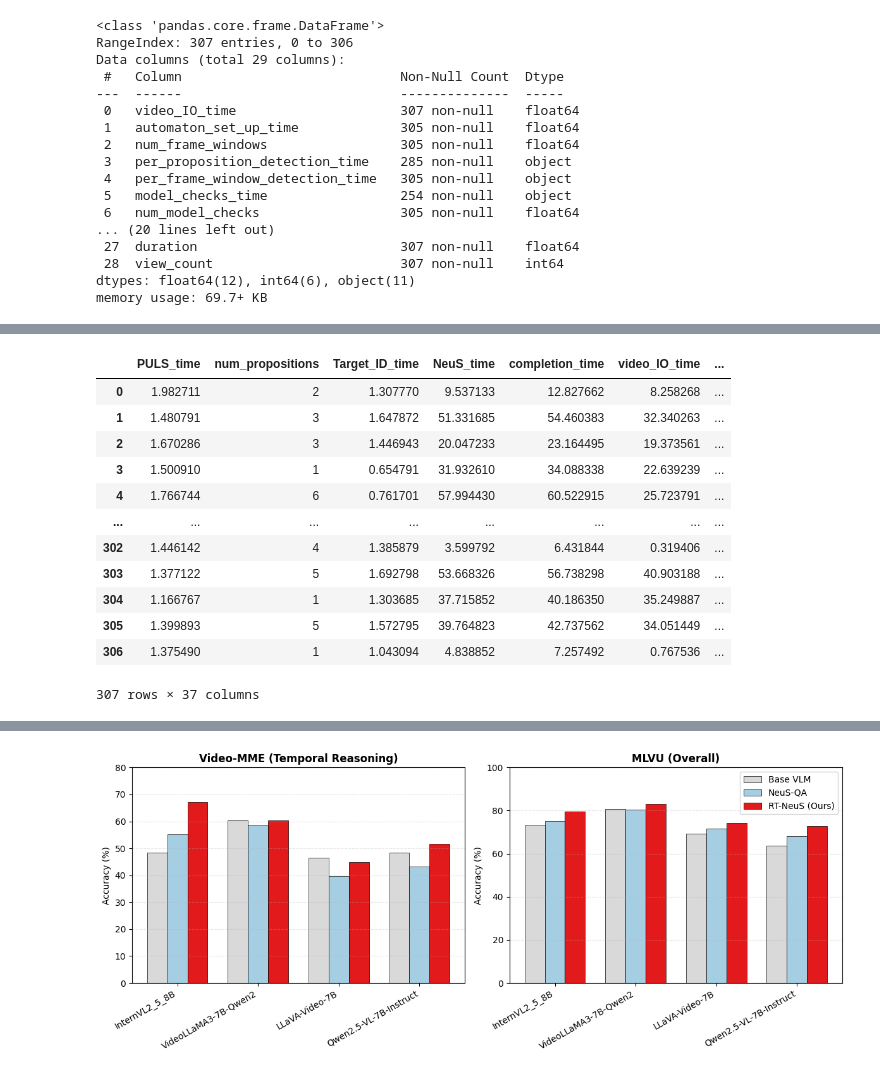
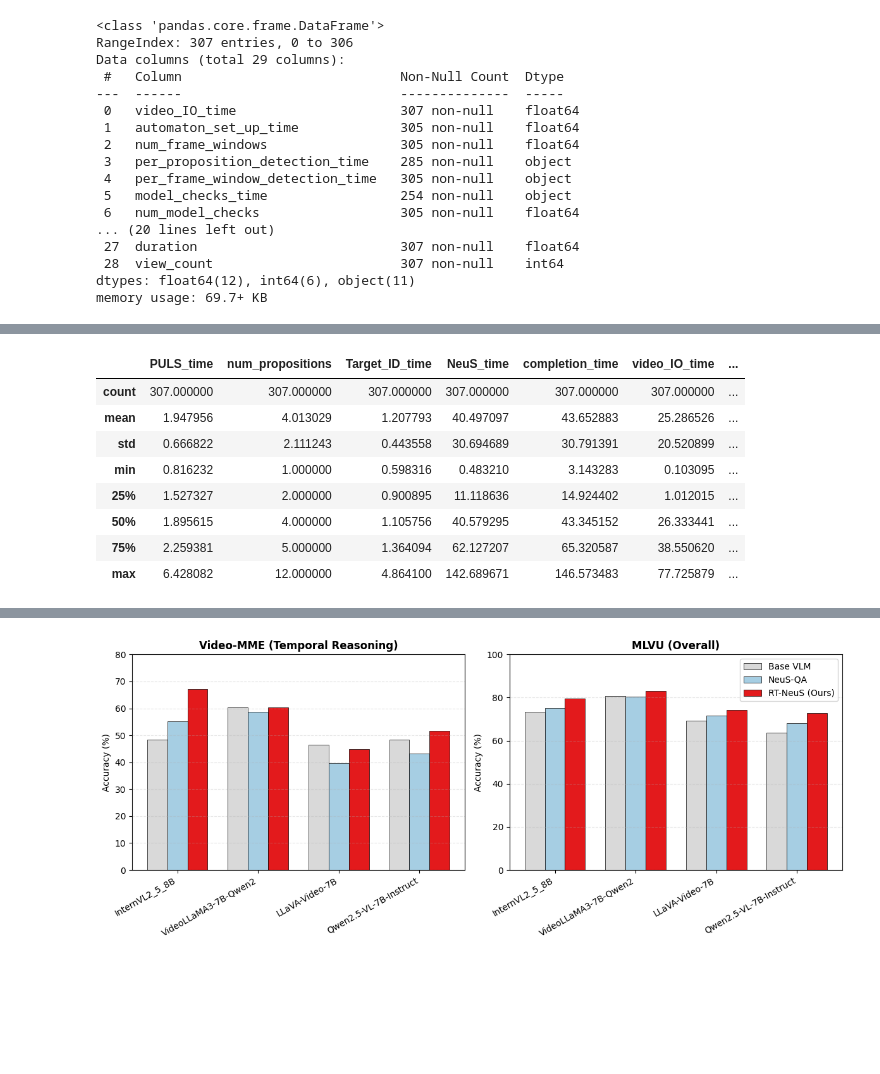
Before and after one commit to shawn-liang27/NeuS-QA, a Jupyter notebook: scripts/process_data.ipynb, the cells around one changed output, grey strips where cells are left out. Cells and saved outputs as stored; diff of their text form; code cells hidden in the pictures; blank space fills up the shorter version.

```diff
--- a/scripts/process_data.ipynb
+++ b/scripts/process_data.ipynb
@@ -42,18 +55,14 @@ memory usage: 69.7+ KB
 # %%
-df_experiment_4 = pd.read_csv("/usr/homes/sgl57/NeuS-VLM/NeuS-QA/experiment_results/nsvs_improved/InternVL2-8B/rt-neus/experiment_6/metric_data.csv")
+df_experiment_4 = pd.read_csv("/usr/homes/sgl57/NeuS/NeuS-QA/experiment_results/le-neus/lvb/experiment_5/metric_data.csv")
+pd.set_option('display.max_columns', None)
+df_experiment_4.describe()
+# %% [output]
+|  | PULS_time | num_propositions | Target_ID_time | NeuS_time | completion_time | video_IO_time | ... |
+| count | 307.000000 | 307.000000 | 307.000000 | 307.000000 | 307.000000 | 307.000000 | ... |
+| mean | 1.947956 | 4.013029 | 1.207793 | 40.497097 | 43.652883 | 25.286526 | ... |
+| std | 0.666822 | 2.111243 | 0.443558 | 30.694689 | 30.791391 | 20.520899 | ... |
+| min | 0.816232 | 1.000000 | 0.598316 | 0.483210 | 3.143283 | 0.103095 | ... |
+| 25% | 1.527327 | 2.000000 | 0.900895 | 11.118636 | 14.924402 | 1.012015 | ... |
+| 50% | 1.895615 | 4.000000 | 1.105756 | 40.579295 | 43.345152 | 26.333441 | ... |
+| 75% | 2.259381 | 5.000000 | 1.364094 | 62.127207 | 65.320587 | 38.550620 | ... |
+| max | 6.428082 | 12.000000 | 4.864100 | 142.689671 | 146.573483 | 77.725879 | ... |
-# %%
-display(df_experiment_4)
-# %% [output]
-|  | PULS_time | num_propositions | Target_ID_time | NeuS_time | completion_time | video_IO_time | ... |
-| 0 | 1.982711 | 2 | 1.307770 | 9.537133 | 12.827662 | 8.258268 | ... |
-| 1 | 1.480791 | 3 | 1.647872 | 51.331685 | 54.460383 | 32.340263 | ... |
-| 2 | 1.670286 | 3 | 1.446943 | 20.047233 | 23.164495 | 19.373561 | ... |
-| 3 | 1.500910 | 1 | 0.654791 | 31.932610 | 34.088338 | 22.639239 | ... |
-| 4 | 1.766744 | 6 | 0.761701 | 57.994430 | 60.522915 | 25.723791 | ... |
-| ... | ... | ... | ... | ... | ... | ... | ... |
-| 302 | 1.446142 | 4 | 1.385879 | 3.599792 | 6.431844 | 0.319406 | ... |
-| 303 | 1.377122 | 5 | 1.692798 | 53.668326 | 56.738298 | 40.903188 | ... |
-| 304 | 1.166767 | 1 | 1.303685 | 37.715852 | 40.186350 | 35.249887 | ... |
-| 305 | 1.399893 | 5 | 1.572795 | 39.764823 | 42.737562 | 34.051449 | ... |
-| 306 | 1.375490 | 1 | 1.043094 | 4.838852 | 7.257492 | 0.767536 | ... |
-307 rows × 37 columns
```
Also changed, not shown: parts of 14 cells of this notebook, 18 other files.
